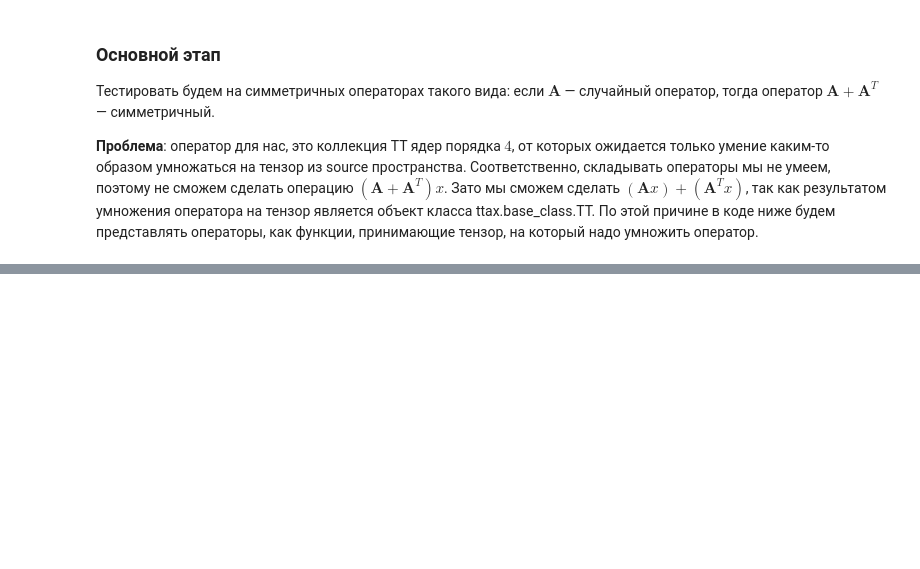
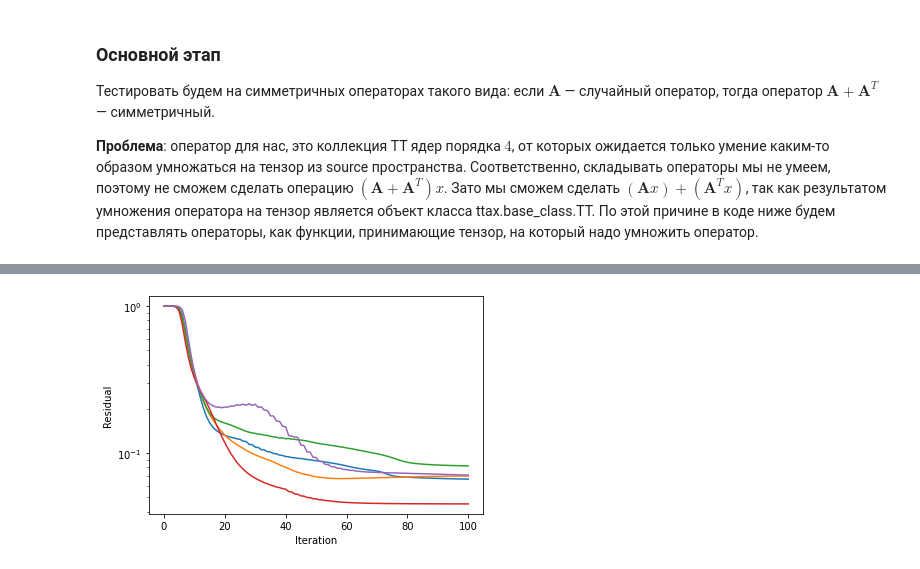
Before and after one commit to johanDDC/RiemannianOptimizationTT, a Jupyter notebook: partial_evp/main.ipynb, the cells around one changed output, grey strips where cells are left out. Cells and saved outputs as stored; diff of their text form; code cells hidden in the pictures; blank space fills up the shorter version.

```diff
--- a/partial_evp/main.ipynb
+++ b/partial_evp/main.ipynb
@@ -221,0 +157,4 @@ plt.show(graphs)
+# %%
+test(5, 10, 16, 100)
+# %% [output]
+[figure, added]
```
Also changed, not shown: parts of 14 cells of this notebook.
